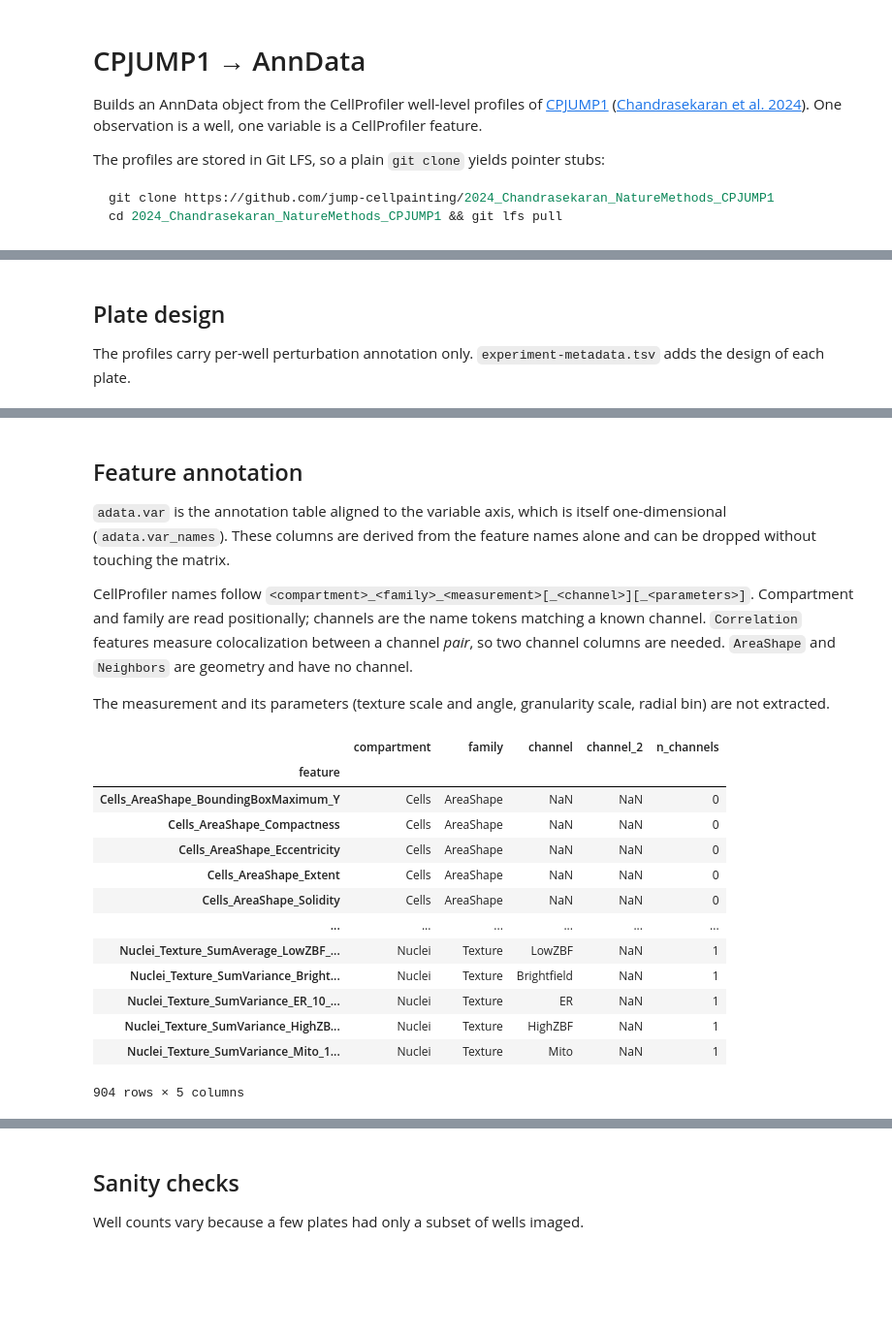
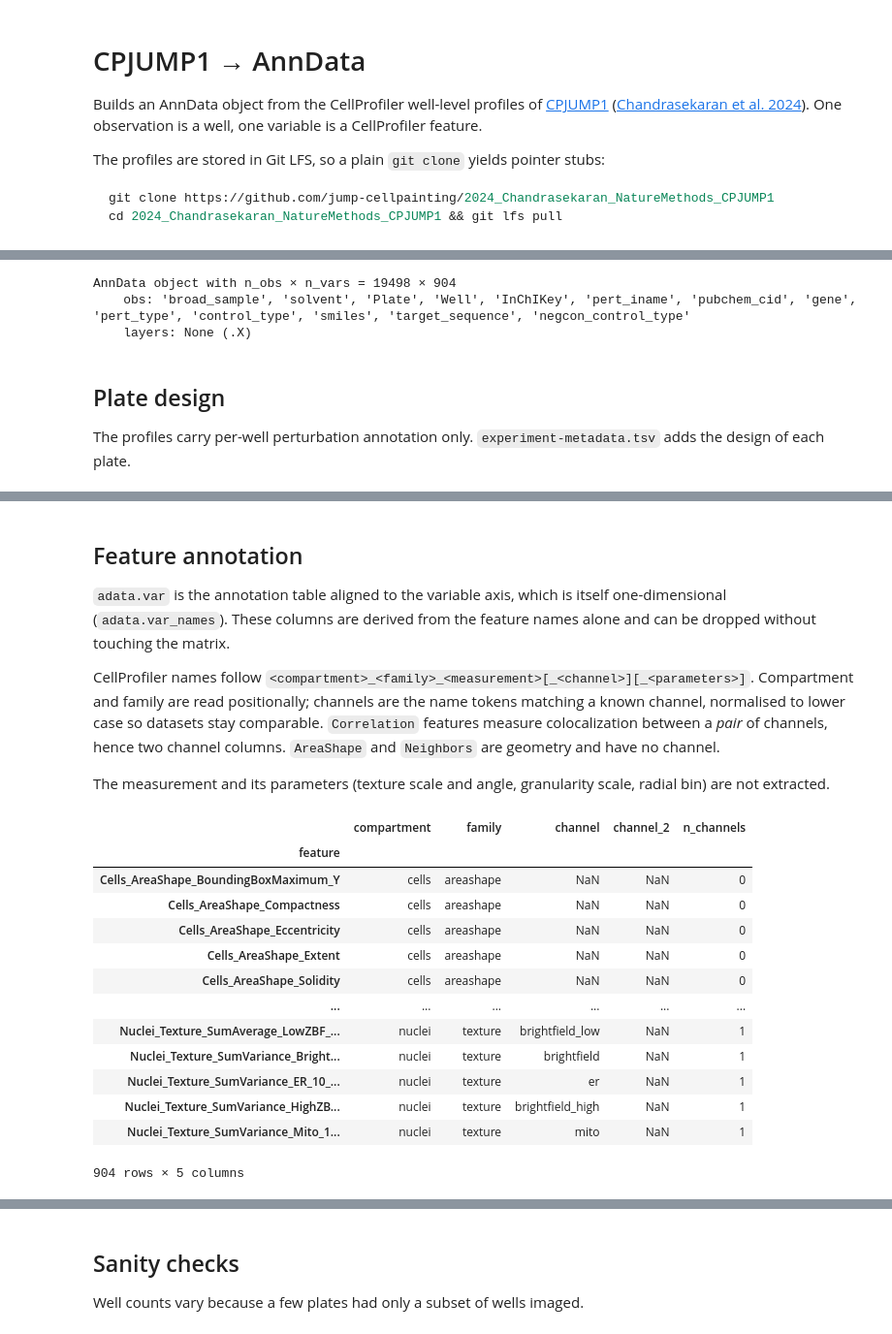
Before and after one commit to scverse/cell-painting-io, a Jupyter notebook: cpjump1_to_anndata.ipynb, the cells around one changed output, grey strips where cells are left out. Shown at 97% size. Cells and saved outputs as stored; diff of their text form; code cells hidden in the pictures; blank space fills up the shorter version.

```diff
--- a/cpjump1_to_anndata.ipynb
+++ b/cpjump1_to_anndata.ipynb
@@ -62,3 +35,11 @@ AnnData object with n_obs × n_vars = 19498 × 904
+# %%
+files = sorted((DATA_ROOT / "profiles" / BATCH).glob(f"*/*_{VARIANT}.csv.gz"))
+adata = cpio.read_profiles(files, index_columns=("Plate", "Well"))
+adata
+# %% [output]
+AnnData object with n_obs × n_vars = 19498 × 904
+    obs: 'broad_sample', 'solvent', 'Plate', 'Well', 'InChIKey', 'pert_iname', 'pubchem_cid', 'gene', 'pert_type', 'control_type', 'smiles', 'target_sequence', 'negcon_control_type'
+    layers: None (.X)
 # %% [markdown]
 ## Plate design
 
@@ -99,39 +75,26 @@ adata.obs.head()
 These columns are derived from the feature names alone and can be dropped without touching the matrix.
 
 CellProfiler names follow `<compartment>_<family>_<measurement>[_<channel>][_<parameters>]`.
-Compartment and family are read positionally; channels are the name tokens matching a known channel.
-`Correlation` features measure colocalization between a channel *pair*, so two channel columns are needed.
+Compartment and family are read positionally; channels are the name tokens matching a known channel, normalised to lower case so datasets stay comparable.
+`Correlation` features measure colocalization between a *pair* of channels, hence two channel columns.
 `AreaShape` and `Neighbors` are geometry and have no channel.
 
 The measurement and its parameters (texture scale and angle, granularity scale, radial bin) are not extracted.
-# %%
-CHANNELS: Sequence[str] = ("DNA", "RNA", "AGP", "ER", "Mito", "Brightfield", "LowZBF", "HighZBF")
-
-
-def annotate_features(var: pd.DataFrame, channels: Sequence[str] = CHANNELS) -> None:
-    tokens = [name.split("_") for name in var.index]
-    matched = [[t for t in token if t in channels] for token in tokens]
-    var["compartment"] = pd.Categorical([t[0] for t in tokens])
-    var["family"] = pd.Categorical([t[1] if len(t) > 1 else "" for t in tokens])
-    var["channel"] = pd.Categorical([c[0] if c else None for c in matched])
-    var["channel_2"] = pd.Categorical([c[1] if len(c) > 1 else None for c in matched])
-    var["n_channels"] = np.array([len(c) for c in matched], dtype=np.int8)
-
-
-annotate_features(adata.var)
-adata.var
-# %% [output]
-|  | compartment | family | channel | channel_2 | n_channels |
-| feature |  |  |  |  |  |
-| Cells_AreaShape_BoundingBoxMaximum_Y | Cells | AreaShape | NaN | NaN | 0 |
-| Cells_AreaShape_Compactness | Cells | AreaShape | NaN | NaN | 0 |
-| Cells_AreaShape_Eccentricity | Cells | AreaShape | NaN | NaN | 0 |
-| Cells_AreaShape_Extent | Cells | AreaShape | NaN | NaN | 0 |
-| Cells_AreaShape_Solidity | Cells | AreaShape | NaN | NaN | 0 |
-| ... | ... | ... | ... | ... | ... |
-| Nuclei_Texture_SumAverage_LowZBF_... | Nuclei | Texture | LowZBF | NaN | 1 |
-| Nuclei_Texture_SumVariance_Bright... | Nuclei | Texture | Brightfield | NaN | 1 |
-| Nuclei_Texture_SumVariance_ER_10_... | Nuclei | Texture | ER | NaN | 1 |
-| Nuclei_Texture_SumVariance_HighZB... | Nuclei | Texture | HighZBF | NaN | 1 |
-| Nuclei_Texture_SumVariance_Mito_1... | Nuclei | Texture | Mito | NaN | 1 |
-904 rows × 5 columns
+# %%
+cpio.annotate_features(adata.var)
+adata.var
+# %% [output]
+|  | compartment | family | channel | channel_2 | n_channels |
+| feature |  |  |  |  |  |
+| Cells_AreaShape_BoundingBoxMaximum_Y | cells | areashape | NaN | NaN | 0 |
+| Cells_AreaShape_Compactness | cells | areashape | NaN | NaN | 0 |
+| Cells_AreaShape_Eccentricity | cells | areashape | NaN | NaN | 0 |
+| Cells_AreaShape_Extent | cells | areashape | NaN | NaN | 0 |
+| Cells_AreaShape_Solidity | cells | areashape | NaN | NaN | 0 |
+| ... | ... | ... | ... | ... | ... |
+| Nuclei_Texture_SumAverage_LowZBF_... | nuclei | texture | brightfield_low | NaN | 1 |
+| Nuclei_Texture_SumVariance_Bright... | nuclei | texture | brightfield | NaN | 1 |
+| Nuclei_Texture_SumVariance_ER_10_... | nuclei | texture | er | NaN | 1 |
+| Nuclei_Texture_SumVariance_HighZB... | nuclei | texture | brightfield_high | NaN | 1 |
+| Nuclei_Texture_SumVariance_Mito_1... | nuclei | texture | mito | NaN | 1 |
+904 rows × 5 columns
```
Also changed, not shown: parts of 9 cells of this notebook, 3 other files.
